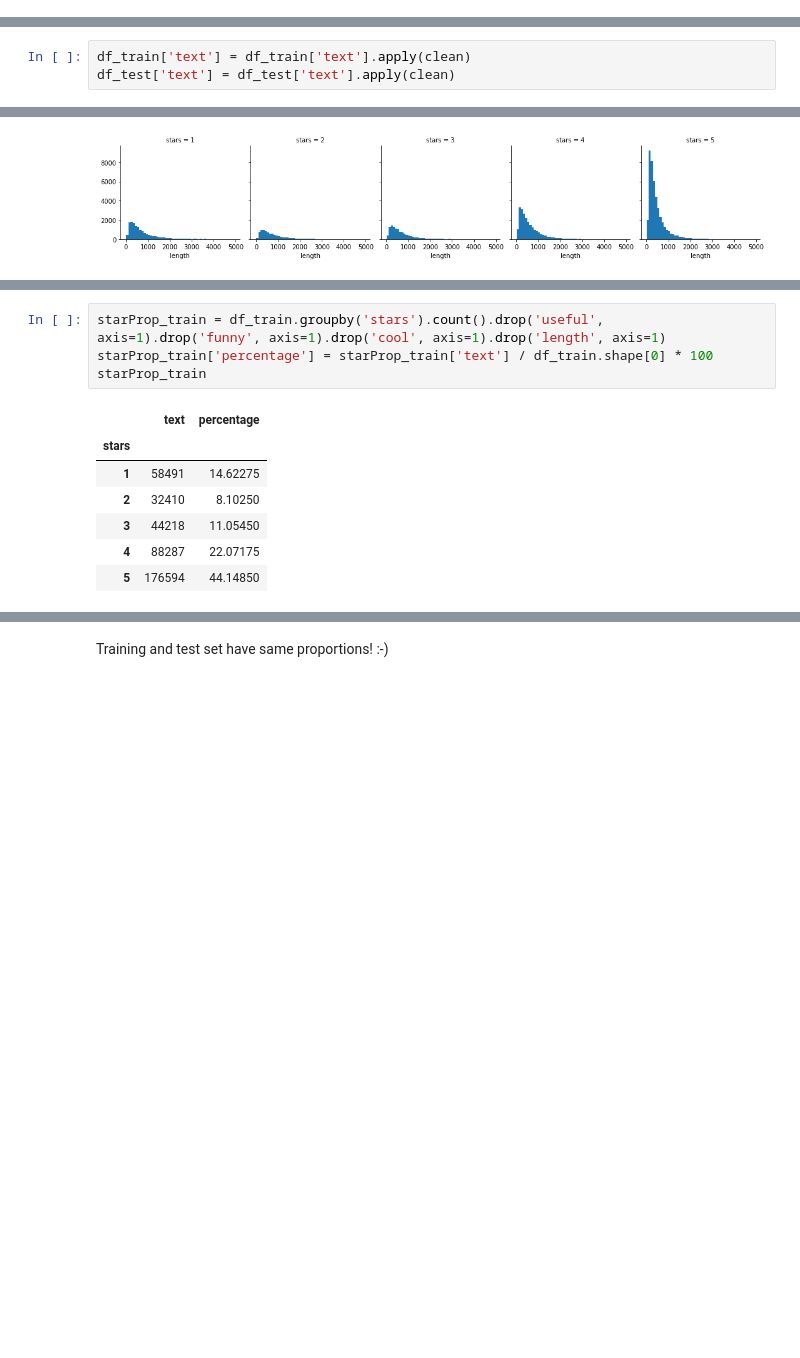
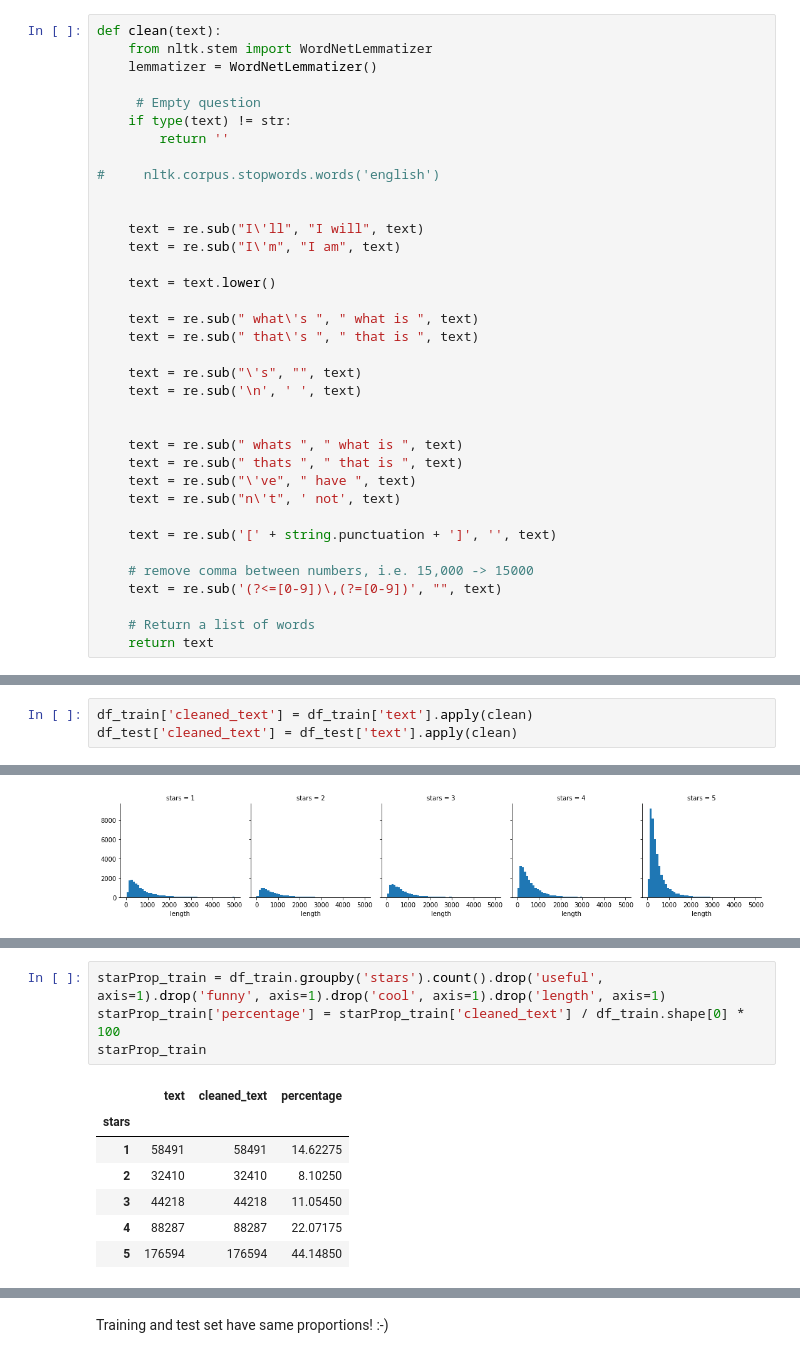
Before and after one commit to Giacky/NLPProject, a Jupyter notebook: Main.ipynb, the cells around one changed output, grey strips where cells are left out. Saved outputs shown, nothing was run; the diff lists cells and outputs as text; blank space fills up the shorter version.

```diff
--- a/Main.ipynb
+++ b/Main.ipynb
@@ -33,6 +33,42 @@ with open('review.json') as raw:
 # %%
 df_train = pd.read_json('training.json', lines=True)
 df_test = pd.read_json('test.json', lines=True)
+# %%
+def clean(text):
+    from nltk.stem import WordNetLemmatizer
+    lemmatizer = WordNetLemmatizer()
+
+     # Empty question
+    if type(text) != str:
+        return ''
+
+#     nltk.corpus.stopwords.words('english')
+
+
+    text = re.sub("I\'ll", "I will", text)
+    text = re.sub("I\'m", "I am", text)
+
+    text = text.lower()
+
+    text = re.sub(" what\'s ", " what is ", text)
+    text = re.sub(" that\'s ", " that is ", text)
+
+    text = re.sub("\'s", "", text)
+    text = re.sub('\n', ' ', text)
+
+
+    text = re.sub(" whats ", " what is ", text)
+    text = re.sub(" thats ", " that is ", text)
+    text = re.sub("\'ve", " have ", text)
+    text = re.sub("n\'t", ' not', text)
+
+    text = re.sub('[' + string.punctuation + ']', '', text)
+
+    # remove comma between numbers, i.e. 15,000 -> 15000
+    text = re.sub('(?<=[0-9])\,(?=[0-9])', "", text)
+
+    # Return a list of words
+    return text
 # %%
 df_test = df_test.drop("review_id", axis=1).drop("business_id", axis=1).drop("user_id", axis=1).drop("date", axis=1)
 df_test = df_test.reindex(['text','stars','useful','funny','cool'], axis=1)
@@ -89,8 +93,8 @@ df_train.describe()
 # %% [markdown]
 Cleaning the data
 # %%
-df_train['text'] = df_train['text'].apply(clean)
-df_test['text'] = df_test['text'].apply(clean)
+df_train['cleaned_text'] = df_train['text'].apply(clean)
+df_test['cleaned_text'] = df_test['text'].apply(clean)
 # %%
 from sklearn.feature_extraction.text import CountVectorizer
 from sklearn.naive_bayes import MultinomialNB
@@ -163,14 +167,14 @@ df_test.describe()
 # %%
 starProp_train = df_train.groupby('stars').count().drop('useful', axis=1).drop('funny', axis=1).drop('cool', axis=1).drop('length', axis=1)
-starProp_train['percentage'] = starProp_train['text'] / df_train.shape[0] * 100
+starProp_train['percentage'] = starProp_train['cleaned_text'] / df_train.shape[0] * 100
 starProp_train
 # %% [output]
-|  | text | percentage |
-| stars |  |  |
-| 1 | 58491 | 14.62275 |
-| 2 | 32410 | 8.10250 |
-| 3 | 44218 | 11.05450 |
-| 4 | 88287 | 22.07175 |
-| 5 | 176594 | 44.14850 |
+|  | text | cleaned_text | percentage |
+| stars |  |  |  |
+| 1 | 58491 | 58491 | 14.62275 |
+| 2 | 32410 | 32410 | 8.10250 |
+| 3 | 44218 | 44218 | 11.05450 |
+| 4 | 88287 | 88287 | 22.07175 |
+| 5 | 176594 | 176594 | 44.14850 |
 # %%
 starProp_test = df_test.groupby('stars').count().drop('useful', axis=1).drop('funny', axis=1).drop('cool', axis=1).drop('length', axis=1)
```
Also changed, not shown: parts of 9 cells of this notebook.
